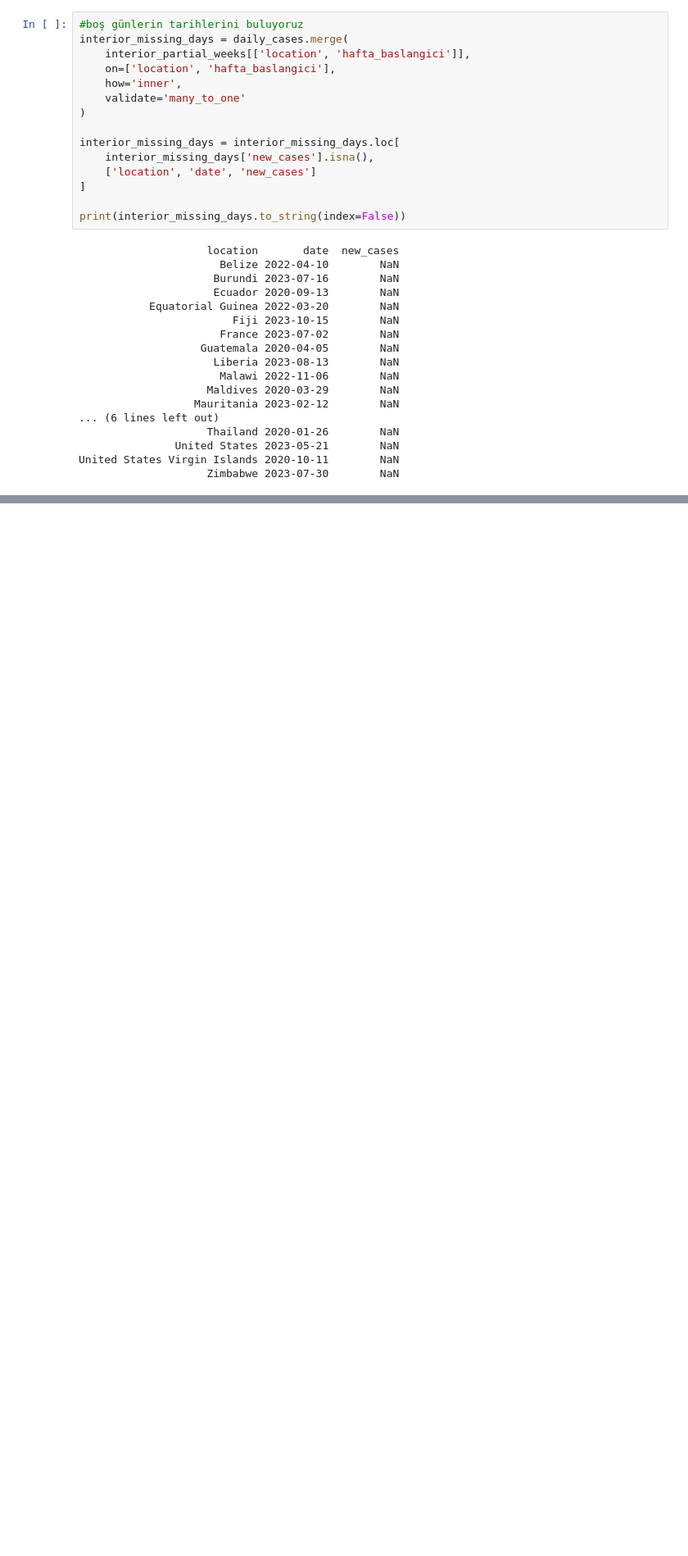
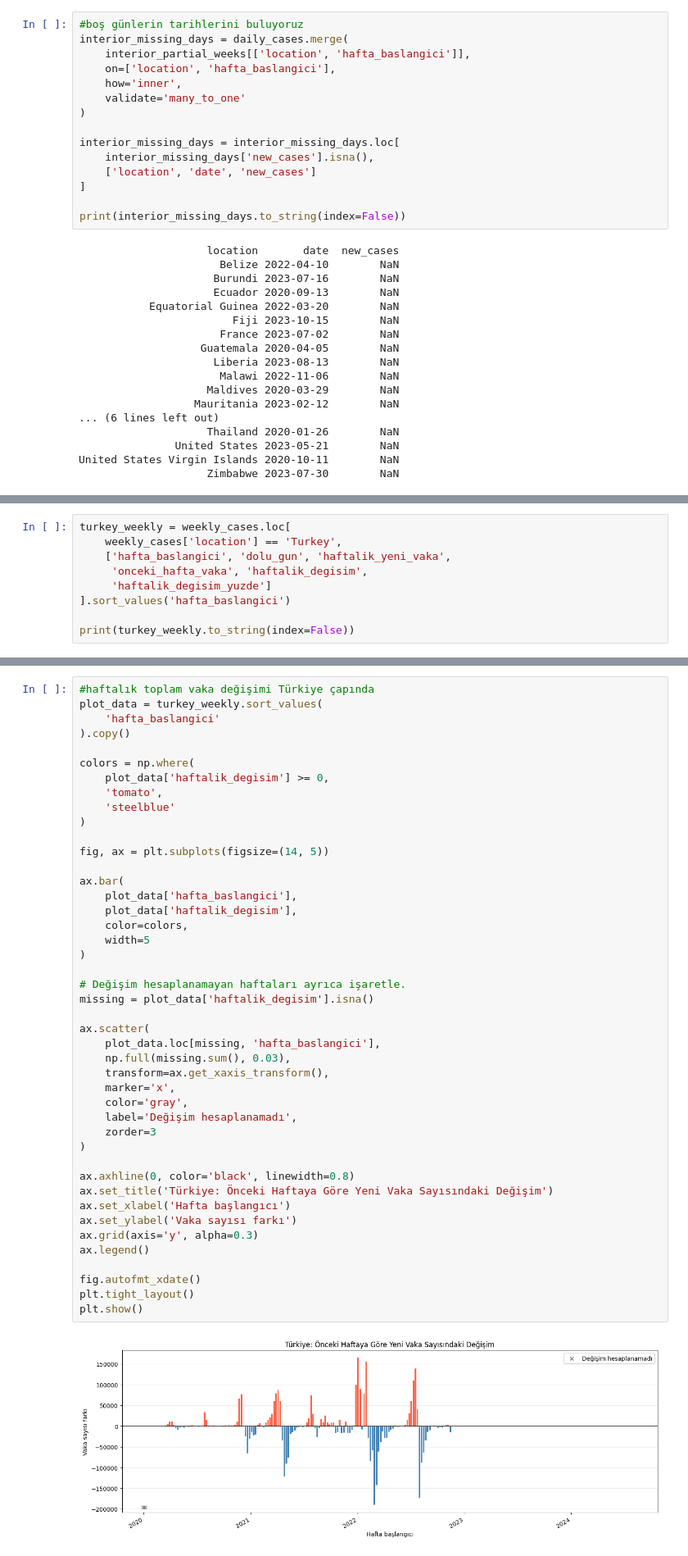
Before and after one commit to nazlican-engineer/CoronaVirusProject, a Jupyter notebook: covid_analysis.ipynb, the cells around one changed output, grey strips where cells are left out. Shown at 82% size. Drawn from its saved outputs; the diff is of its cells as text; blank space fills up the shorter version.

Commit message:
Visualize case trends and validate population data

```diff
--- a/covid_analysis.ipynb
+++ b/covid_analysis.ipynb
@@ -1304,0 +1326,9 @@ weekly_cases['haftalik_degisim_yuzde'] = (
+# %%
+turkey_weekly = weekly_cases.loc[
+    weekly_cases['location'] == 'Turkey',
+    ['hafta_baslangici', 'dolu_gun', 'haftalik_yeni_vaka',
+     'onceki_hafta_vaka', 'haftalik_degisim',
+     'haftalik_degisim_yuzde']
+].sort_values('hafta_baslangici')
+
+print(turkey_weekly.to_string(index=False))
@@ -1304,0 +1353,46 @@ weekly_cases['haftalik_degisim_yuzde'] = (
+# %%
+#haftalık toplam vaka değişimi Türkiye çapında
+plot_data = turkey_weekly.sort_values(
+    'hafta_baslangici'
+).copy()
+
+colors = np.where(
+    plot_data['haftalik_degisim'] >= 0,
+    'tomato',
+    'steelblue'
+)
+
+fig, ax = plt.subplots(figsize=(14, 5))
+
+ax.bar(
+    plot_data['hafta_baslangici'],
+    plot_data['haftalik_degisim'],
+    color=colors,
+    width=5
+)
+
+# Değişim hesaplanamayan haftaları ayrıca işaretle.
+missing = plot_data['haftalik_degisim'].isna()
+
+ax.scatter(
+    plot_data.loc[missing, 'hafta_baslangici'],
+    np.full(missing.sum(), 0.03),
+    transform=ax.get_xaxis_transform(),
+    marker='x',
+    color='gray',
+    label='Değişim hesaplanamadı',
+    zorder=3
+)
+
+ax.axhline(0, color='black', linewidth=0.8)
+ax.set_title('Türkiye: Önceki Haftaya Göre Yeni Vaka Sayısındaki Değişim')
+ax.set_xlabel('Hafta başlangıcı')
+ax.set_ylabel('Vaka sayısı farkı')
+ax.grid(axis='y', alpha=0.3)
+ax.legend()
+
+fig.autofmt_xdate()
+plt.tight_layout()
+plt.show()
+# %% [output]
+[figure, added]
```
Also changed, not shown: parts of 10 cells of this notebook.
